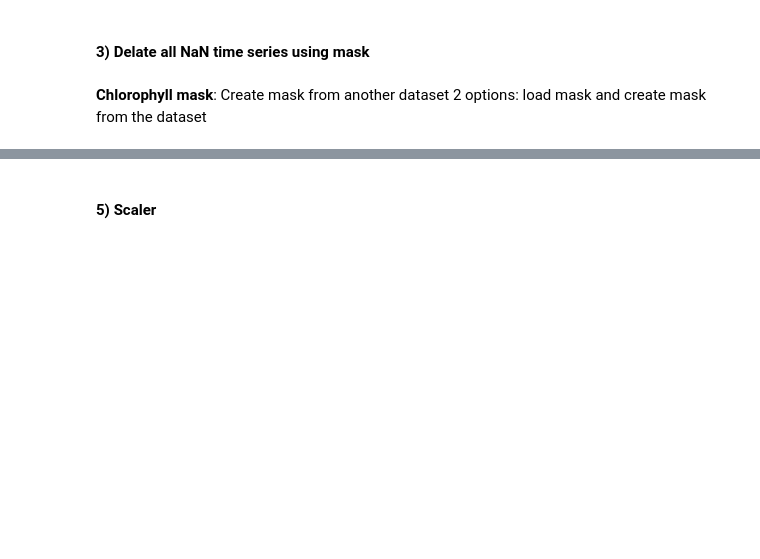
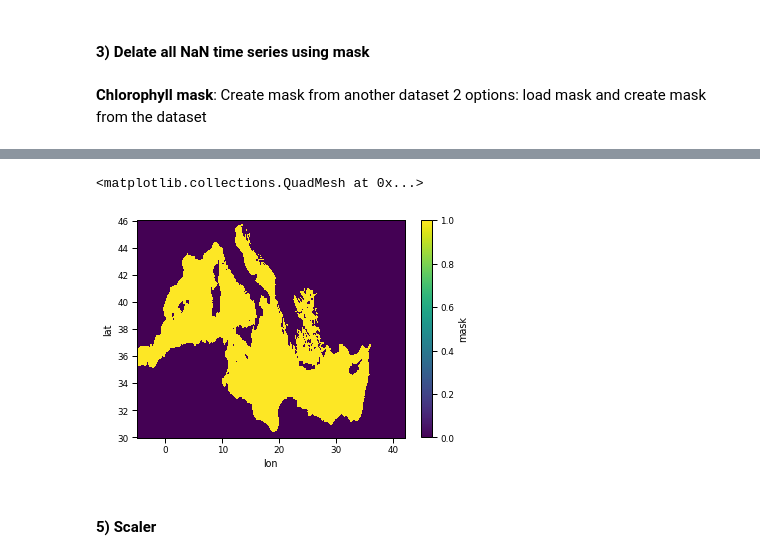
Before and after one commit to euroargodev/BlueCloud, a Jupyter notebook: ModelDevelopment_OceanRegimes.ipynb, the cells around one changed output, grey strips where cells are left out. Saved outputs shown, nothing was run; the diff lists cells and outputs as text; code cells hidden in the pictures; blank space fills up the shorter version.

```diff
--- a/ModelDevelopment_OceanRegimes.ipynb
+++ b/ModelDevelopment_OceanRegimes.ipynb
@@ -178,7 +178,10 @@ Data variables:
 # %%
 mask['mask'].plot()
 # if create mask is a 3d mask
-mask['mask'].isel(feature=0).plot();
+#mask['mask'].isel(feature=0).plot();
+# %% [output]
+<matplotlib.collections.QuadMesh at 0x...>
+[figure, added]
 # %% [markdown]
 #### __5) Scaler__
 # %% [markdown]
```
Also changed, not shown: parts of 5 cells of this notebook, 1 other file.
